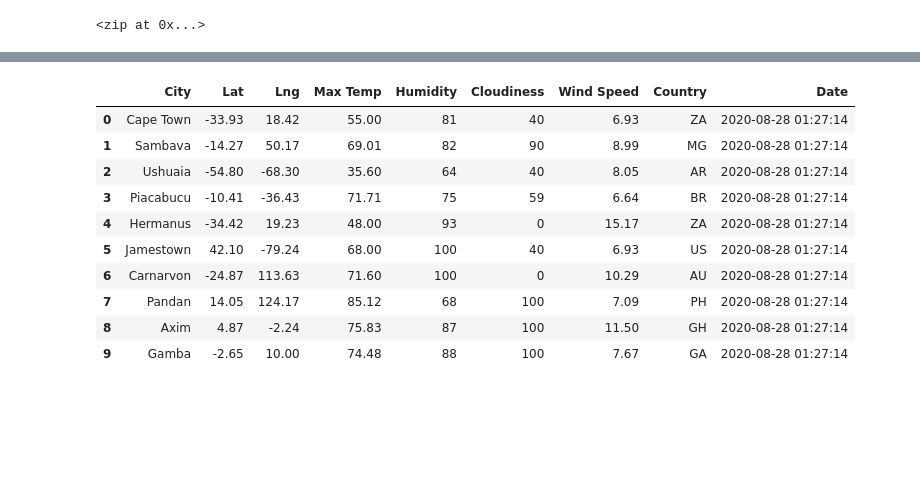
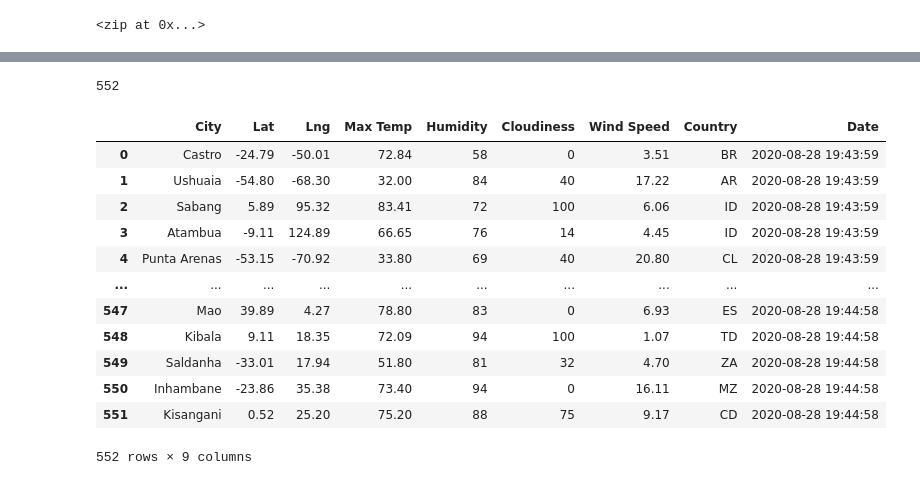
Before and after one commit to ihyun1/World_Weather_Analysis, a Jupyter notebook: WeatherPy.ipynb, the cells around one changed output, grey strips where cells are left out. Cells and saved outputs as stored; diff of their text form; code cells hidden in the pictures; blank space fills up the shorter version.

```diff
--- a/WeatherPy.ipynb
+++ b/WeatherPy.ipynb
@@ -121,19 +145,25 @@ Data Retrieval Complete
+# %%
+len(city_data)
+# %% [output]
+552
 # %%
 # Convert the array of dictionaries to a Pandas DataFrame.
 city_data_df = pd.DataFrame(city_data)
-city_data_df.head(10)
+city_data_df
 # %% [output]
 |  | City | Lat | Lng | Max Temp | Humidity | Cloudiness | Wind Speed | Country | Date |
-| 0 | Cape Town | -33.93 | 18.42 | 55.00 | 81 | 40 | 6.93 | ZA | 2020-08-28 01:27:14 |
-| 1 | Sambava | -14.27 | 50.17 | 69.01 | 82 | 90 | 8.99 | MG | 2020-08-28 01:27:14 |
-| 2 | Ushuaia | -54.80 | -68.30 | 35.60 | 64 | 40 | 8.05 | AR | 2020-08-28 01:27:14 |
-| 3 | Piacabucu | -10.41 | -36.43 | 71.71 | 75 | 59 | 6.64 | BR | 2020-08-28 01:27:14 |
-| 4 | Hermanus | -34.42 | 19.23 | 48.00 | 93 | 0 | 15.17 | ZA | 2020-08-28 01:27:14 |
-| 5 | Jamestown | 42.10 | -79.24 | 68.00 | 100 | 40 | 6.93 | US | 2020-08-28 01:27:14 |
-| 6 | Carnarvon | -24.87 | 113.63 | 71.60 | 100 | 0 | 10.29 | AU | 2020-08-28 01:27:14 |
-| 7 | Pandan | 14.05 | 124.17 | 85.12 | 68 | 100 | 7.09 | PH | 2020-08-28 01:27:14 |
-| 8 | Axim | 4.87 | -2.24 | 75.83 | 87 | 100 | 11.50 | GH | 2020-08-28 01:27:14 |
-| 9 | Gamba | -2.65 | 10.00 | 74.48 | 88 | 100 | 7.67 | GA | 2020-08-28 01:27:14 |
+| 0 | Castro | -24.79 | -50.01 | 72.84 | 58 | 0 | 3.51 | BR | 2020-08-28 19:43:59 |
+| 1 | Ushuaia | -54.80 | -68.30 | 32.00 | 84 | 40 | 17.22 | AR | 2020-08-28 19:43:59 |
+| 2 | Sabang | 5.89 | 95.32 | 83.41 | 72 | 100 | 6.06 | ID | 2020-08-28 19:43:59 |
+| 3 | Atambua | -9.11 | 124.89 | 66.65 | 76 | 14 | 4.45 | ID | 2020-08-28 19:43:59 |
+| 4 | Punta Arenas | -53.15 | -70.92 | 33.80 | 69 | 40 | 20.80 | CL | 2020-08-28 19:43:59 |
+| ... | ... | ... | ... | ... | ... | ... | ... | ... | ... |
+| 547 | Mao | 39.89 | 4.27 | 78.80 | 83 | 0 | 6.93 | ES | 2020-08-28 19:44:58 |
+| 548 | Kibala | 9.11 | 18.35 | 72.09 | 94 | 100 | 1.07 | TD | 2020-08-28 19:44:58 |
+| 549 | Saldanha | -33.01 | 17.94 | 51.80 | 81 | 32 | 4.70 | ZA | 2020-08-28 19:44:58 |
+| 550 | Inhambane | -23.86 | 35.38 | 73.40 | 94 | 0 | 16.11 | MZ | 2020-08-28 19:44:58 |
+| 551 | Kisangani | 0.52 | 25.20 | 75.20 | 88 | 75 | 9.17 | CD | 2020-08-28 19:44:58 |
+552 rows × 9 columns
 # %%
 new_column_order = ["City", "Country", "Date", "Lat", "Lng", "Max Temp", "Humidity", "Cloudiness", "Wind Speed"]
 city_data_df = city_data_df[new_column_order]
```
Also changed, not shown: parts of 25 cells of this notebook.
